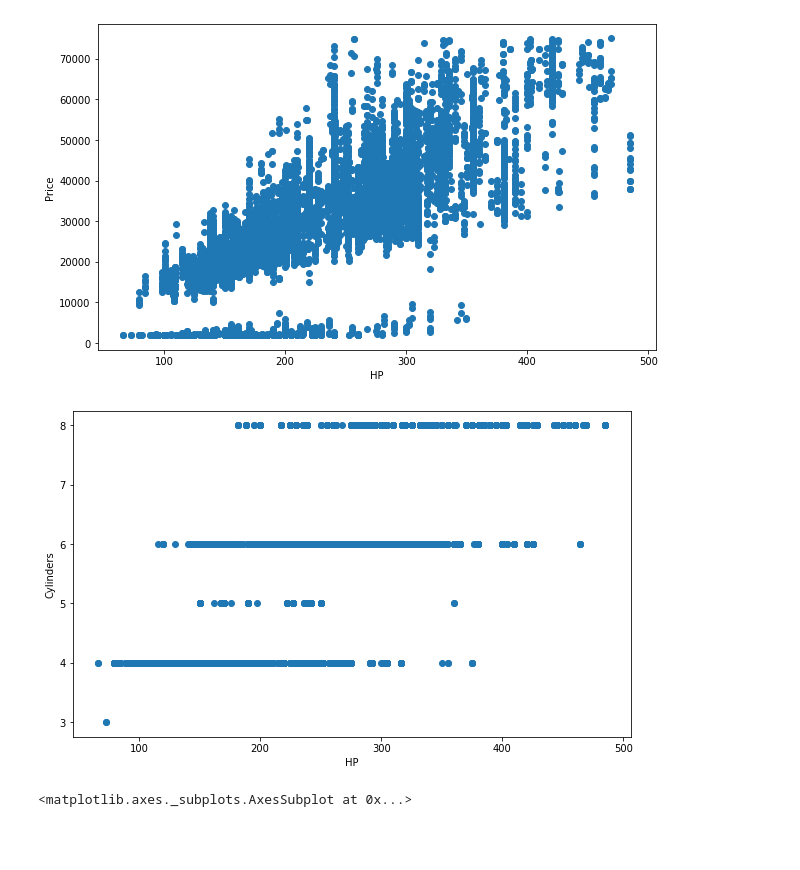
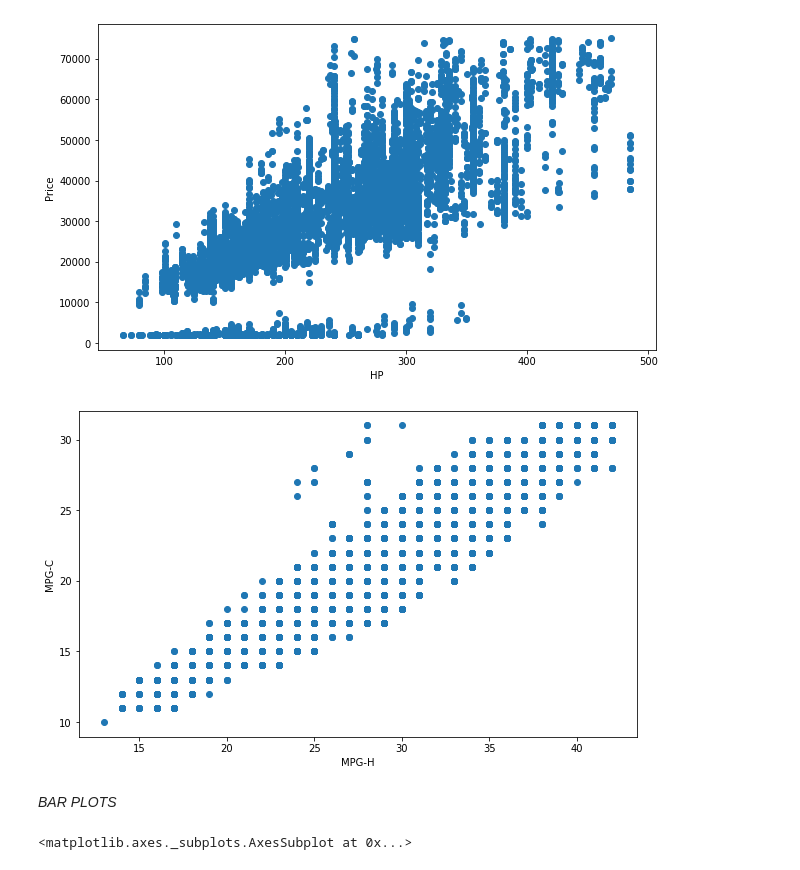
Before and after one commit to ElvinAlex26/MLI, a Jupyter notebook: projectml.ipynb, the cells around one changed output. Saved outputs shown, nothing was run; the diff lists cells and outputs as text; code cells hidden in the pictures; blank space fills up the shorter version.

```diff
--- a/projectml.ipynb
+++ b/projectml.ipynb
@@ -440,12 +475,14 @@ plt.show()
 [figure]
 # %%
 fig, ax = plt.subplots(figsize=(10,6))
-ax.scatter(car_data['HP'], car_data['Cylinders'])
-ax.set_xlabel('HP')
-ax.set_ylabel('Cylinders')
+ax.scatter(car_data['MPG-H'], car_data['MPG-C'])
+ax.set_xlabel('MPG-H')
+ax.set_ylabel('MPG-C')
 plt.show()
 # %% [output]
-[figure, old version]
+[figure, new version]
+# %% [markdown]
+*BAR PLOTS*
 # %%
 sns.barplot(car_data['Price'],car_data['HP'])
 # %% [output]
```
Also changed, not shown: parts of 33 cells of this notebook.
